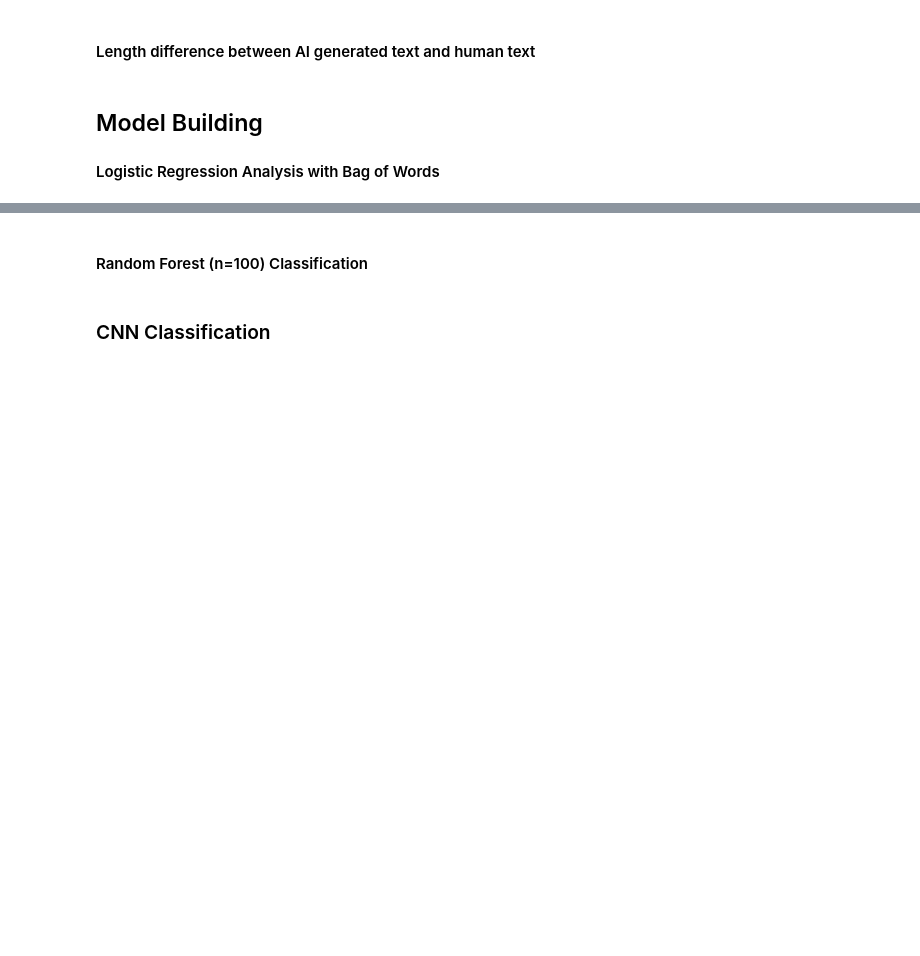
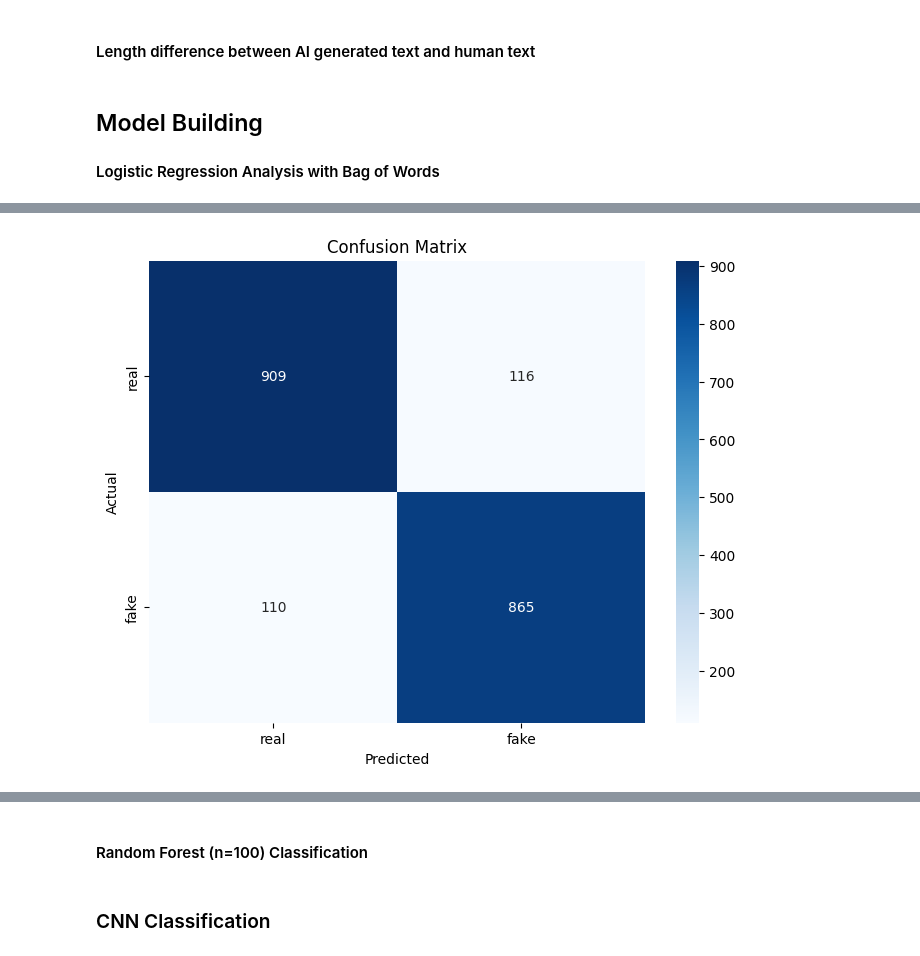
Before and after one commit to mekam790/ai4allc6g3, a Jupyter notebook: ai_news_detections.ipynb, the cells around one changed output, grey strips where cells are left out. Saved outputs shown, nothing was run; the diff lists cells and outputs as text; code cells hidden in the pictures; blank space fills up the shorter version.

Commit message:
adding visuals for logistic regression

```diff
--- a/ai_news_detections.ipynb
+++ b/ai_news_detections.ipynb
@@ -237,0 +276,13 @@ print(report)
+# %%
+# Confusion Matrix
+# this is used to see the proportion of correct identifications to errors in the form of false negatives and false positives
+cm = confusion_matrix(y_test, y_pred)
+plt.figure(figsize=(8, 6))
+sns.heatmap(cm, annot=True, fmt='d', cmap='Blues',
+            xticklabels=['real', 'fake'], yticklabels=['real', 'fake'])
+plt.xlabel('Predicted')
+plt.ylabel('Actual')
+plt.title('Confusion Matrix')
+plt.show()
+# %% [output]
+[figure, added]
```
Also changed, not shown: parts of 7 cells of this notebook, 1 other file.
